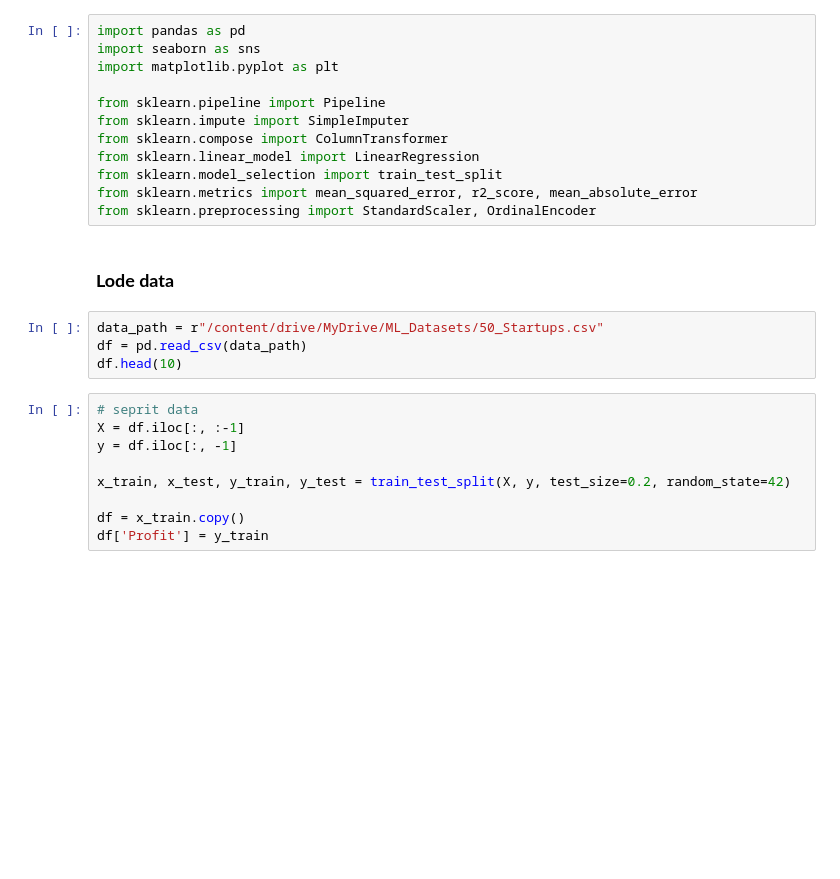
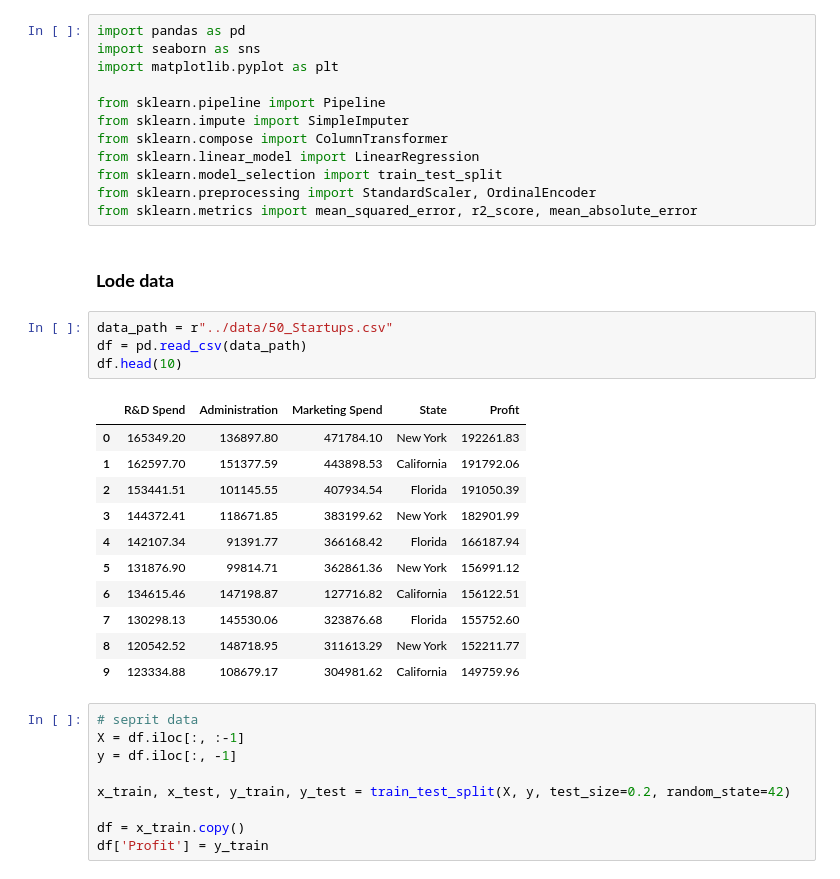
Before and after one commit to AymanRezk2/50_Startups_Liner_regration, a Jupyter notebook: notebooks/50_Startups_pipline.ipynb, the cells around one changed output. Drawn from its saved outputs; the diff is of its cells as text; blank space fills up the shorter version.

```diff
--- a/notebooks/50_Startups_pipline.ipynb
+++ b/notebooks/50_Startups_pipline.ipynb
@@ -8,14 +8,26 @@ from sklearn.impute import SimpleImputer
 from sklearn.compose import ColumnTransformer
 from sklearn.linear_model import LinearRegression
 from sklearn.model_selection import train_test_split
+from sklearn.preprocessing import StandardScaler, OrdinalEncoder
 from sklearn.metrics import mean_squared_error, r2_score, mean_absolute_error
-from sklearn.preprocessing import StandardScaler, OrdinalEncoder
 # %% [markdown]
 ###  **Lode data**
 # %%
-data_path = r"/content/drive/MyDrive/ML_Datasets/50_Startups.csv"
+data_path = r"../data/50_Startups.csv"
 df = pd.read_csv(data_path)
 df.head(10)
+# %% [output]
+|  | R&D Spend | Administration | Marketing Spend | State | Profit |
+| 0 | 165349.20 | 136897.80 | 471784.10 | New York | 192261.83 |
+| 1 | 162597.70 | 151377.59 | 443898.53 | California | 191792.06 |
+| 2 | 153441.51 | 101145.55 | 407934.54 | Florida | 191050.39 |
+| 3 | 144372.41 | 118671.85 | 383199.62 | New York | 182901.99 |
+| 4 | 142107.34 | 91391.77 | 366168.42 | Florida | 166187.94 |
+| 5 | 131876.90 | 99814.71 | 362861.36 | New York | 156991.12 |
+| 6 | 134615.46 | 147198.87 | 127716.82 | California | 156122.51 |
+| 7 | 130298.13 | 145530.06 | 323876.68 | Florida | 155752.60 |
+| 8 | 120542.52 | 148718.95 | 311613.29 | New York | 152211.77 |
+| 9 | 123334.88 | 108679.17 | 304981.62 | California | 149759.96 |
 # %%
 # seprit data
 X = df.iloc[:, :-1]
```
Also changed, not shown: parts of 10 cells of this notebook.
